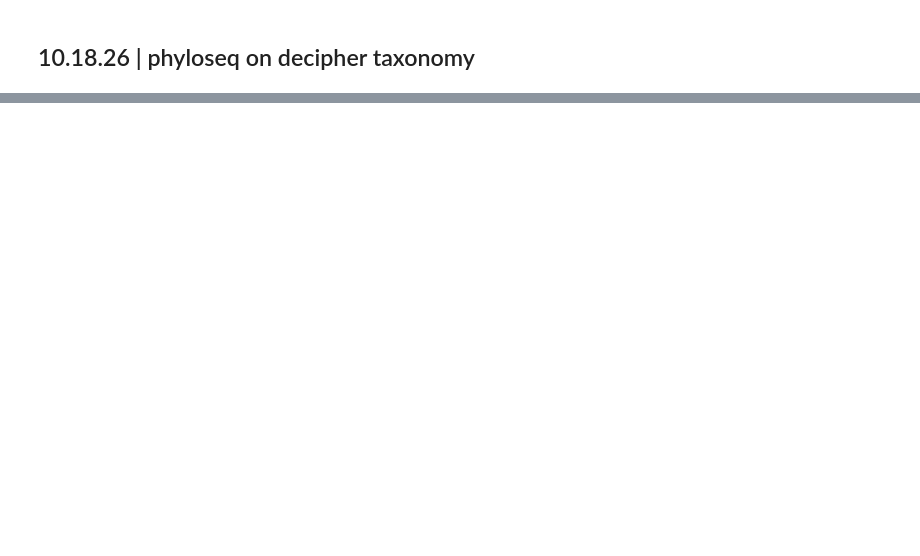
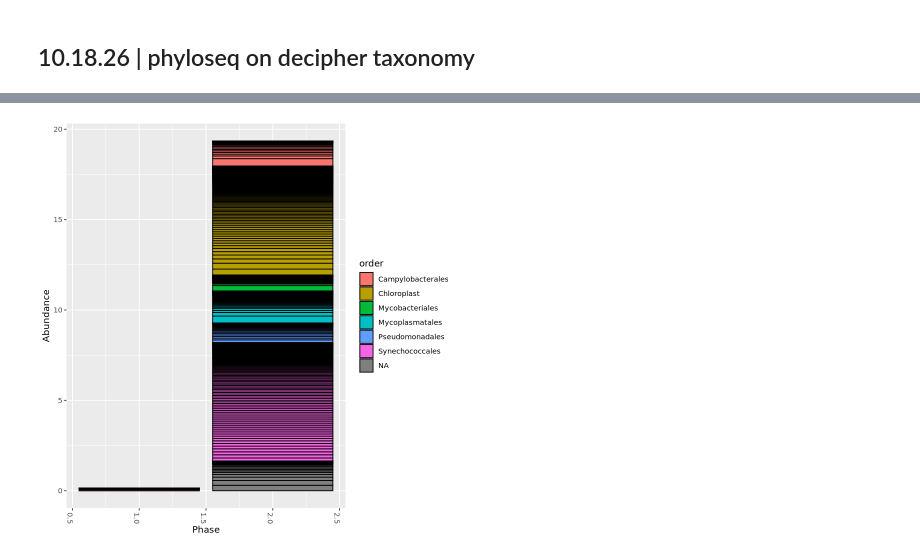
Before and after one commit to jfiorilla/ORCC_16S, a Jupyter notebook: phyloseq-working.ipynb, the cells around one changed output, grey strips where cells are left out. Cells and saved outputs as stored; diff of their text form; code cells hidden in the pictures; blank space fills up the shorter version.

```diff
--- a/phyloseq-working.ipynb
+++ b/phyloseq-working.ipynb
@@ -142,0 +158,7 @@ plot_richness(ps, x="Combined_treat", measures=c("Shannon", "Simpson"), color="P
+# %%
+top20 <- names(sort(taxa_sums(ps_sub), decreasing=TRUE))[1:10]
+ps.top20 <- transform_sample_counts(ps_sub, function(OTU) OTU/sum(OTU))
+ps.top20 <- prune_taxa(top20, ps.top20)
+plot_bar(ps.top20, x="Phase", fill="order")
+# %% [output]
+[figure, added]
```
Also changed, not shown: parts of 27 cells of this notebook, 7 other files.
